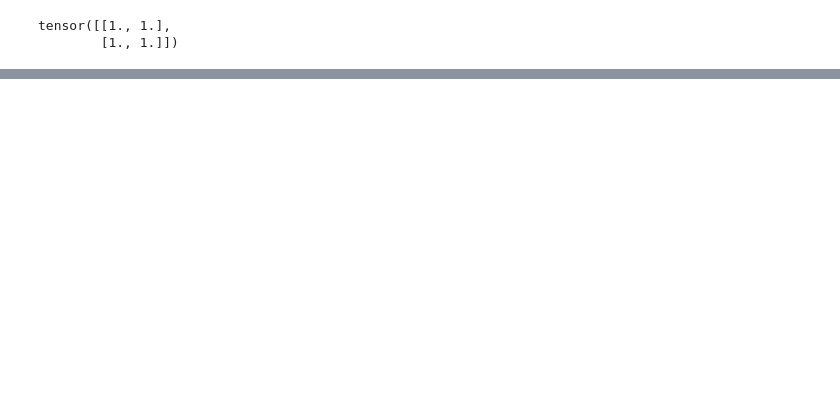
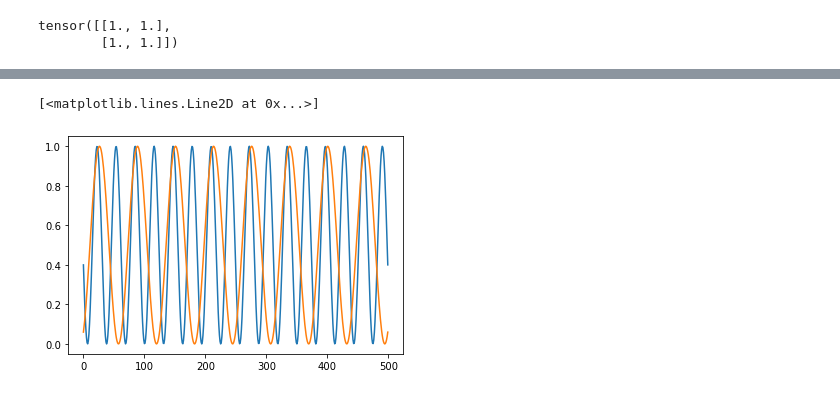
Before and after one commit to KatieJ16/Time_Space_multiscale, a Jupyter notebook: remake/double/toy2a_multiscale_model_fitting-Copy1.ipynb, the cells around one changed output, grey strips where cells are left out. Cells and saved outputs as stored; diff of their text form; code cells hidden in the pictures; blank space fills up the shorter version.

```diff
--- a/remake/double/toy2a_multiscale_model_fitting-Copy1.ipynb
+++ b/remake/double/toy2a_multiscale_model_fitting-Copy1.ipynb
@@ -249 +155,7 @@ plt.show()
+# %%
+plt.plot(train_dict[str(current_size*2)][0,:,0,0])
+plt.plot(train_dict[str(current_size*2)][0,:,0,1])
+# %% [output]
+[<matplotlib.lines.Line2D at 0x...>]
+[figure, added]
 # %%
```
Also changed, not shown: parts of 19 cells of this notebook, 2 other files.
